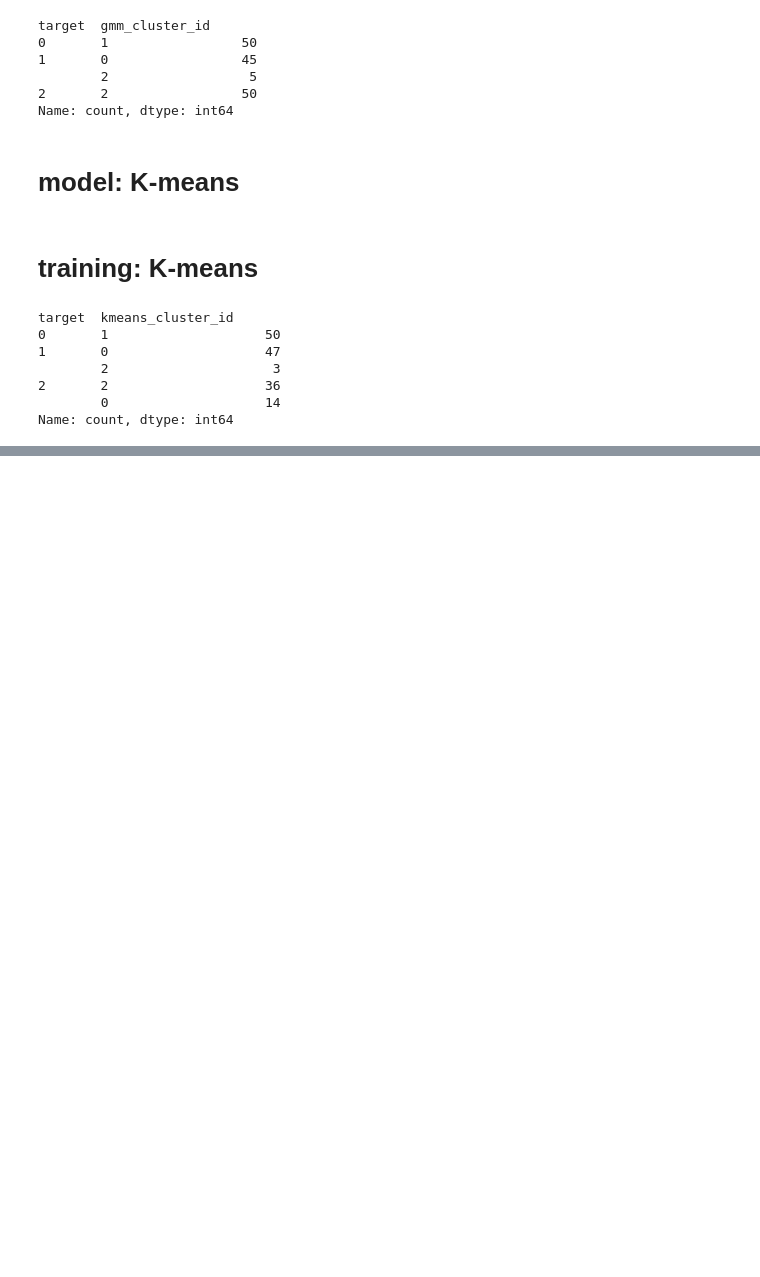
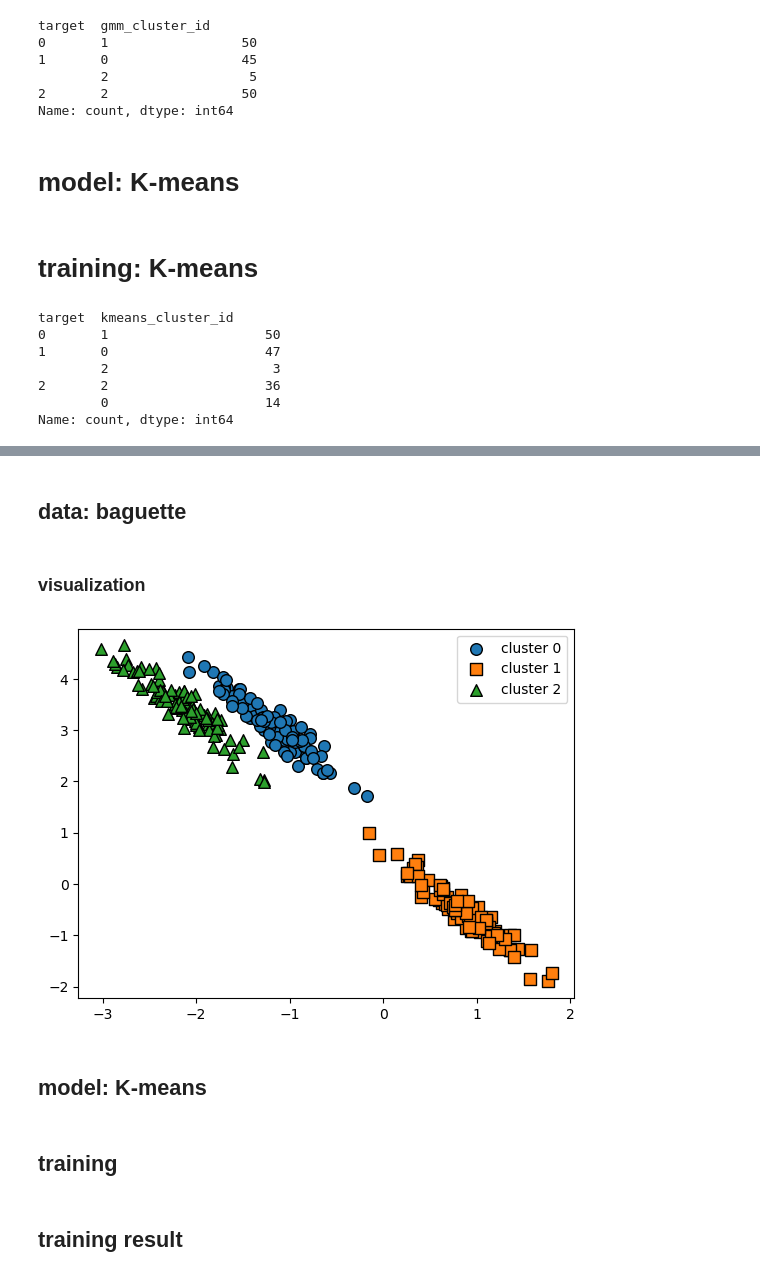
Before and after one commit to Tershire/Python_ML, a Jupyter notebook: S07/L078_GMM.ipynb, the cells around one changed output, grey strips where cells are left out. Cells and saved outputs as stored; diff of their text form; code cells hidden in the pictures; blank space fills up the shorter version.

```diff
--- a/S07/L078_GMM.ipynb
+++ b/S07/L078_GMM.ipynb
@@ -73,0 +76,2 @@ Name: count, dtype: int64
+# %% [markdown]
+## data: baguette
@@ -73,0 +89,46 @@ Name: count, dtype: int64
+# %% [markdown]
+### visualization
+# %%
+def visualize_clustering(clusterer, dataframe, label_name, draw_centers=True):
+    if draw_centers:
+        centers = clusterer.cluster_centers_
+
+    unique_labels = np.unique(dataframe[label_name].values)
+    markers = ['o', 's', '^', 'x', '*']
+    is_noise = False
+
+    for label in unique_labels:
+        cluster = dataset_df[dataset_df[label_name]==label]
+        if label == -1:
+            is_noise = True
+            cluster_legend = "noise"
+        else:
+            cluster_legend = "cluster " + str(label)
+
+        plt.scatter(x=cluster["feature1"], y=cluster["feature2"], s=70,
+                    edgecolors='k', marker=markers[label], label=cluster_legend)
+
+    if draw_centers:
+        for i, center in enumerate(centers):
+            # shape
+            plt.scatter(x=center[0], y=center[1],
+                        s=200, color="white", alpha=0.75,
+                        edgecolors='k', marker=markers[i])
+            # text
+            plt.scatter(x=center[0], y=center[1],
+                        s=70, color='k',
+                        edgecolors='k', marker="$%d$" % i)
+
+    if is_noise:
+        legend_location = "upper center"
+    else:
+        legend_location = "upper right"
+
+    plt.legend(loc=legend_location)
+    plt.show()
+# %%
+visualize_clustering(None, dataset_df, "target", False)
+# %% [output]
+[figure, added]
+# %% [markdown]
+## model: K-means
@@ -73,0 +139,2 @@ Name: count, dtype: int64
+# %% [markdown]
+## training
@@ -73,0 +145,2 @@ Name: count, dtype: int64
+# %% [markdown]
+## training result
```
Also changed, not shown: parts of 16 cells of this notebook.
